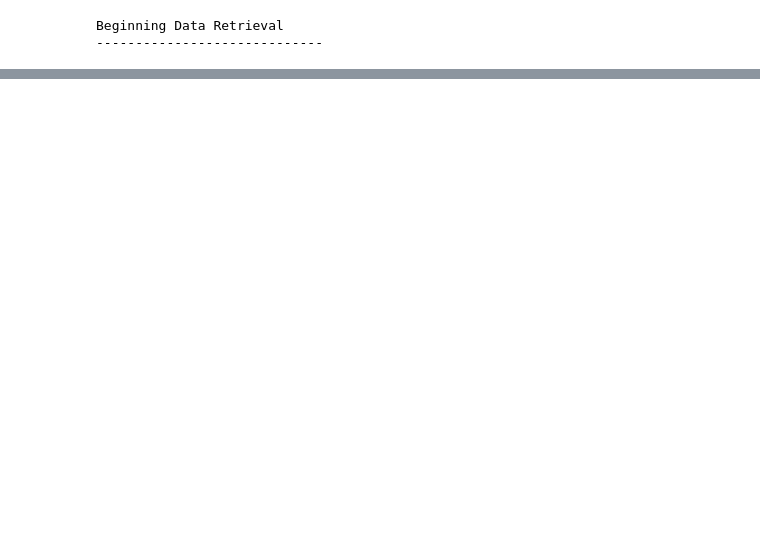
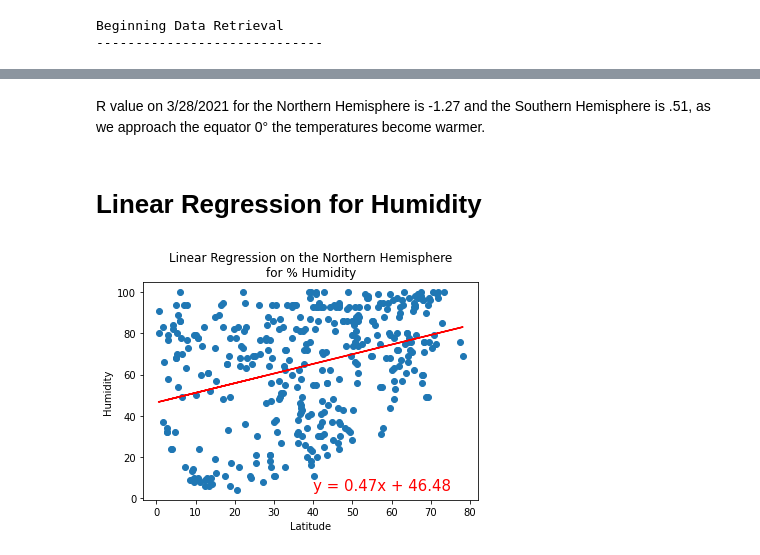
Before and after one commit to paulviet/World_Weather_Analysis, a Jupyter notebook: WeatherPy.ipynb, the cells around one changed output, grey strips where cells are left out. Cells and saved outputs as stored; diff of their text form; code cells hidden in the pictures; blank space fills up the shorter version.

```diff
--- a/WeatherPy.ipynb
+++ b/WeatherPy.ipynb
@@ -261,0 +313,14 @@ plt.show()
+# %% [markdown]
+R value on 3/28/2021 for the Northern Hemisphere is -1.27 and the Southern Hemisphere is .51, as we approach the equator 0° the temperatures become warmer.
+# %% [markdown]
+# Linear Regression for Humidity
+# %%
+# Linear regression on the Northern Hemisphere Humidity
+x_values = northern_hemi_df["Lat"]
+y_values = northern_hemi_df["Humidity"]
+min_offset = min(northern_hemi_df["Humidity"]) # using lowest humidity to place annotation
+# Call the function. Note x is the independent variable, y is the dependent variable
+plot_linear_regression(x_values, y_values,
+     'Linear Regression on the Northern Hemisphere\nfor % Humidity', 'Humidity',(40,min_offset))
+# %% [output]
+[figure, added]
```
Also changed, not shown: parts of 24 cells of this notebook, 1 other file.
